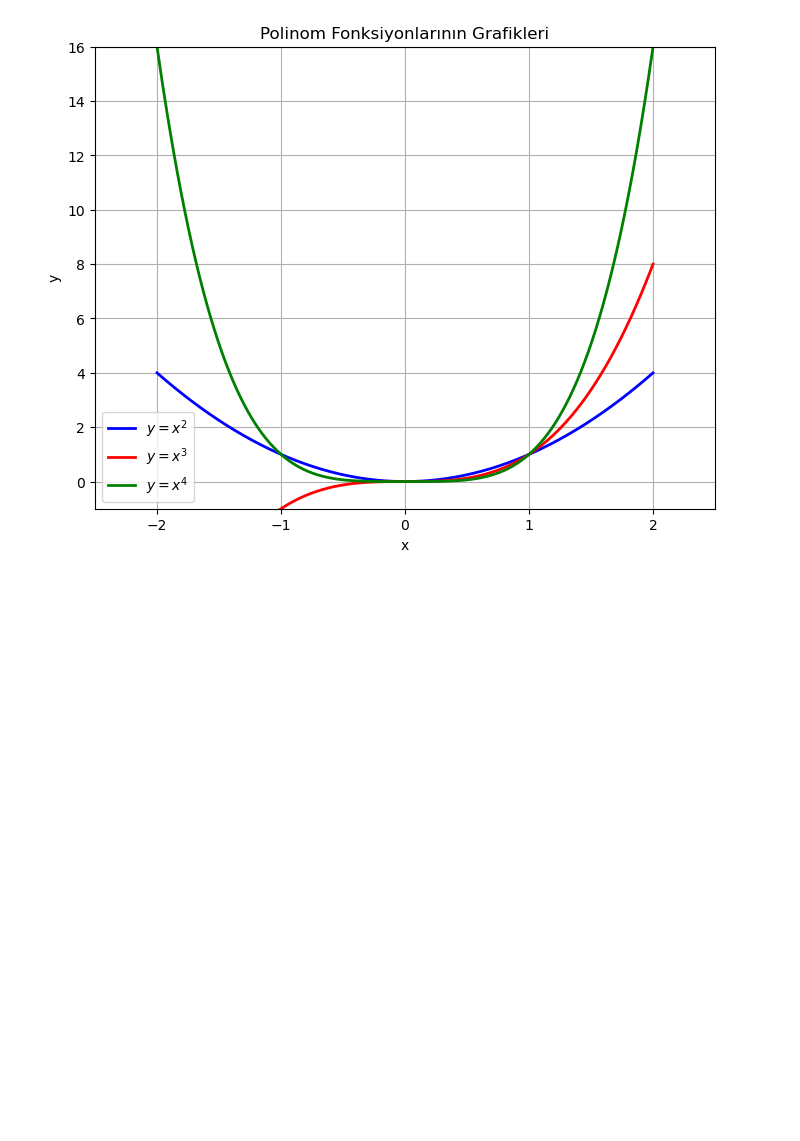
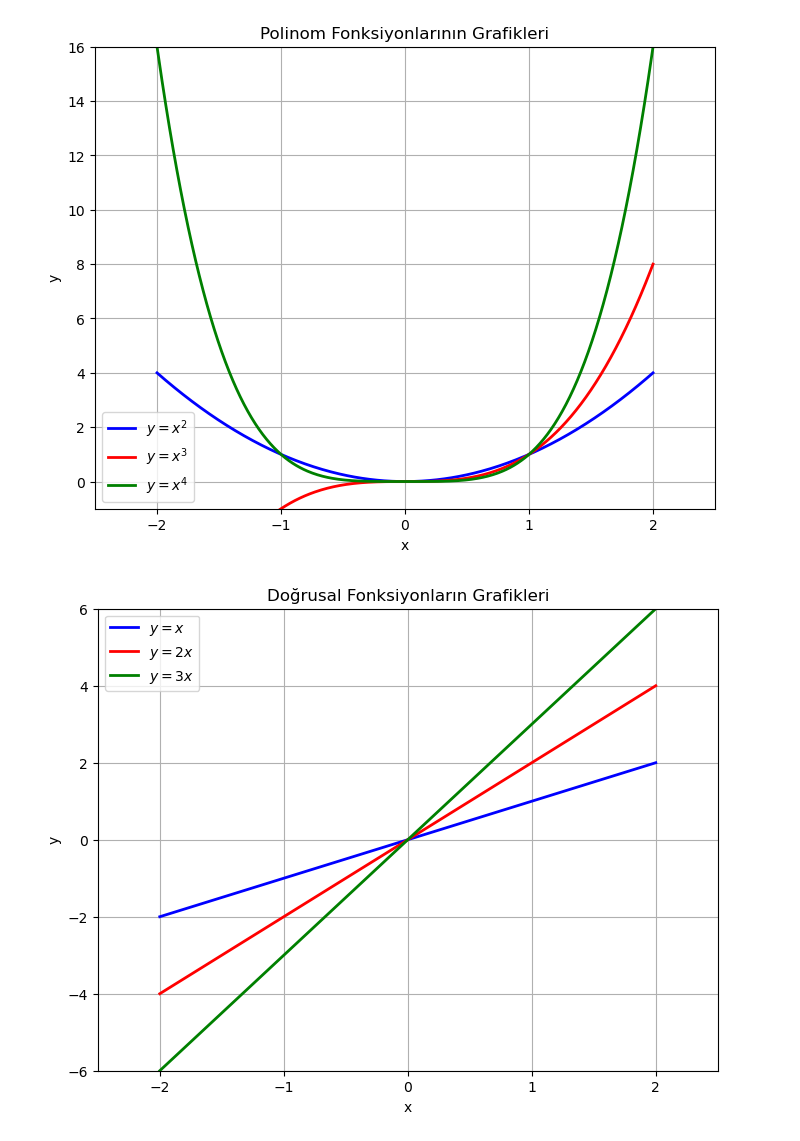
Before and after one commit to nailBestas/lispAi, a Jupyter notebook: 01_Python_Mathematics_and_Statistics/2_Mathematics/4-Graphing_and_visualization.ipynb, the cells around one changed output. Cells and saved outputs as stored; diff of their text form; code cells hidden in the pictures; blank space fills up the shorter version.

Commit message:
Python Added linear function plots (y=x, y=2x, y=3x)

```diff
--- a/01_Python_Mathematics_and_Statistics/2_Mathematics/4-Graphing_and_visualization.ipynb
+++ b/01_Python_Mathematics_and_Statistics/2_Mathematics/4-Graphing_and_visualization.ipynb
@@ -407,3 +407,34 @@ plt.xlim(-2.5, 2.5)          # x ekseni sınırları
 plt.show()
 # %% [output]
 [figure]
+# %%
+import numpy as np
+import matplotlib.pyplot as plt
+
+# x değerlerini oluştur
+x = np.linspace(-2, 2, 400)
+
+# Doğrusal (lineer) fonksiyonlar
+y1 = x      # y = x
+y2 = 2 * x  # y = 2x
+y3 = 3 * x  # y = 3x
+
+# Grafiği çiz
+plt.figure(figsize=(8, 6))
+plt.plot(x, y1, label='$y = x$', color='blue', linewidth=2)
+plt.plot(x, y2, label='$y = 2x$', color='red', linewidth=2)
+plt.plot(x, y3, label='$y = 3x$', color='green', linewidth=2)
+
+# Grafik ayarları
+plt.xlabel('x')
+plt.ylabel('y')
+plt.title('Doğrusal Fonksiyonların Grafikleri')
+plt.legend()
+plt.grid(True)
+plt.ylim(-6, 6)  # Doğrular için uygun y aralığı
+plt.xlim(-2.5, 2.5)
+
+# Grafiği göster
+plt.show()
+# %% [output]
+[figure, added]
```
Also changed, not shown: parts of 1 cell of this notebook.
